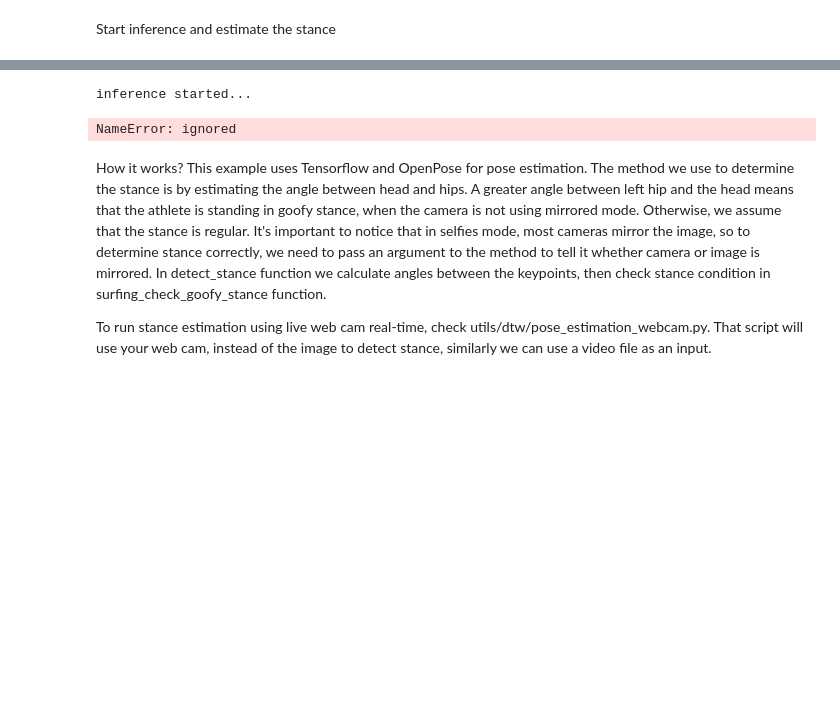
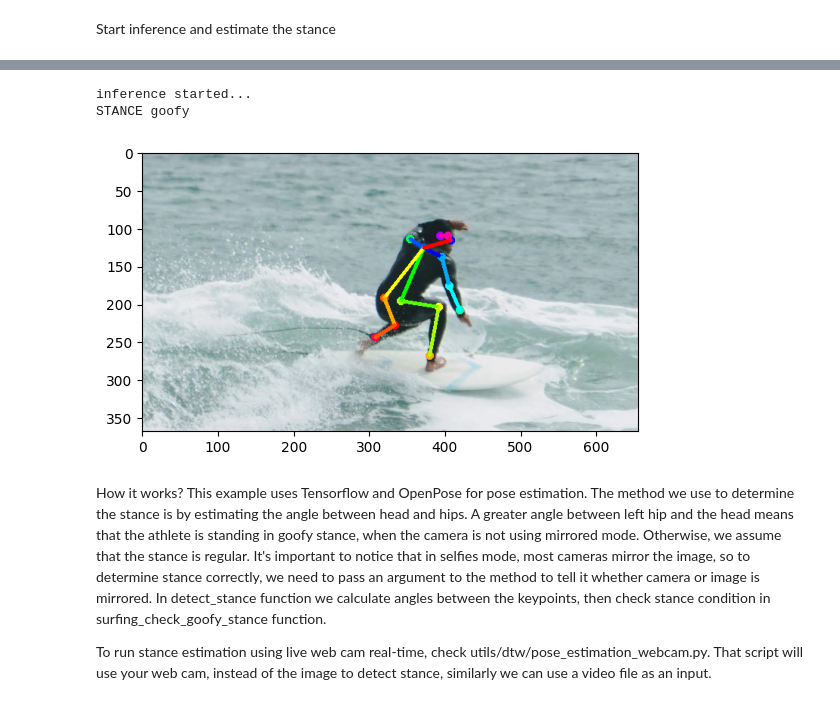
Before and after one commit to sjtalkar/reinforcement_book_club, a Jupyter notebook: Ch7_2DBodyPoseEstimation.ipynb, the cells around one changed output, grey strips where cells are left out. Drawn from its saved outputs; the diff is of its cells as text; code cells hidden in the pictures; blank space fills up the shorter version.

```diff
--- a/Ch7_2DBodyPoseEstimation.ipynb
+++ b/Ch7_2DBodyPoseEstimation.ipynb
@@ -310,5 +315,6 @@ h, w, channels = image.shape
 if w == 0 or h == 0:
     e = TfPoseEstimator(get_graph_path('cmu'), target_size=(432, 368))
 else:
+    tf.compat.v1.disable_eager_execution()
     e = TfPoseEstimator(get_graph_path('cmu'), target_size=(w, h))
 # %% [output]
@@ -337,16 +362,19 @@ Start inference and estimate the stance
 # %%
 print('inference started...')
 t = time.time()
 pose = e.inference(image, resize_to_default=(w > 0 and h > 0), upsample_size=4.0)
 
 print("STANCE "+ detect_stance(True, pose))
 
-image = TfPoseEstimator.draw_humans(image, pose, imgcopy=False, output_json_dir=out_dir )
+#image = TfPoseEstimator.draw_humans(image, pose, imgcopy=False, output_json_dir=out_dir )
+image = TfPoseEstimator.draw_humans(image, pose, imgcopy=False)
+
 plt.imshow(cv2.cvtColor(image, cv2.COLOR_BGR2RGB))
 plt.show()
 # %% [output]
 inference started...
+STANCE goofy
-NameError: ignored
+[figure, added]
 # %% [markdown]
 How it works? This example uses Tensorflow and OpenPose for pose estimation. The method we use to determine the stance is by estimating the angle between head and hips. A greater angle between left hip and the head means that the athlete is standing in goofy stance, when the camera is not using mirrored mode. Otherwise, we assume that the stance is regular. It's important to notice that in selfies mode, most cameras mirror the image, so to determine stance correctly, we need to pass an argument to the method to tell it whether camera or image is mirrored. In detect\_stance function we calculate angles between the keypoints, then check stance condition in surfing\_check\_goofy\_stance function.
 
```
Also changed, not shown: parts of 4 cells of this notebook.
